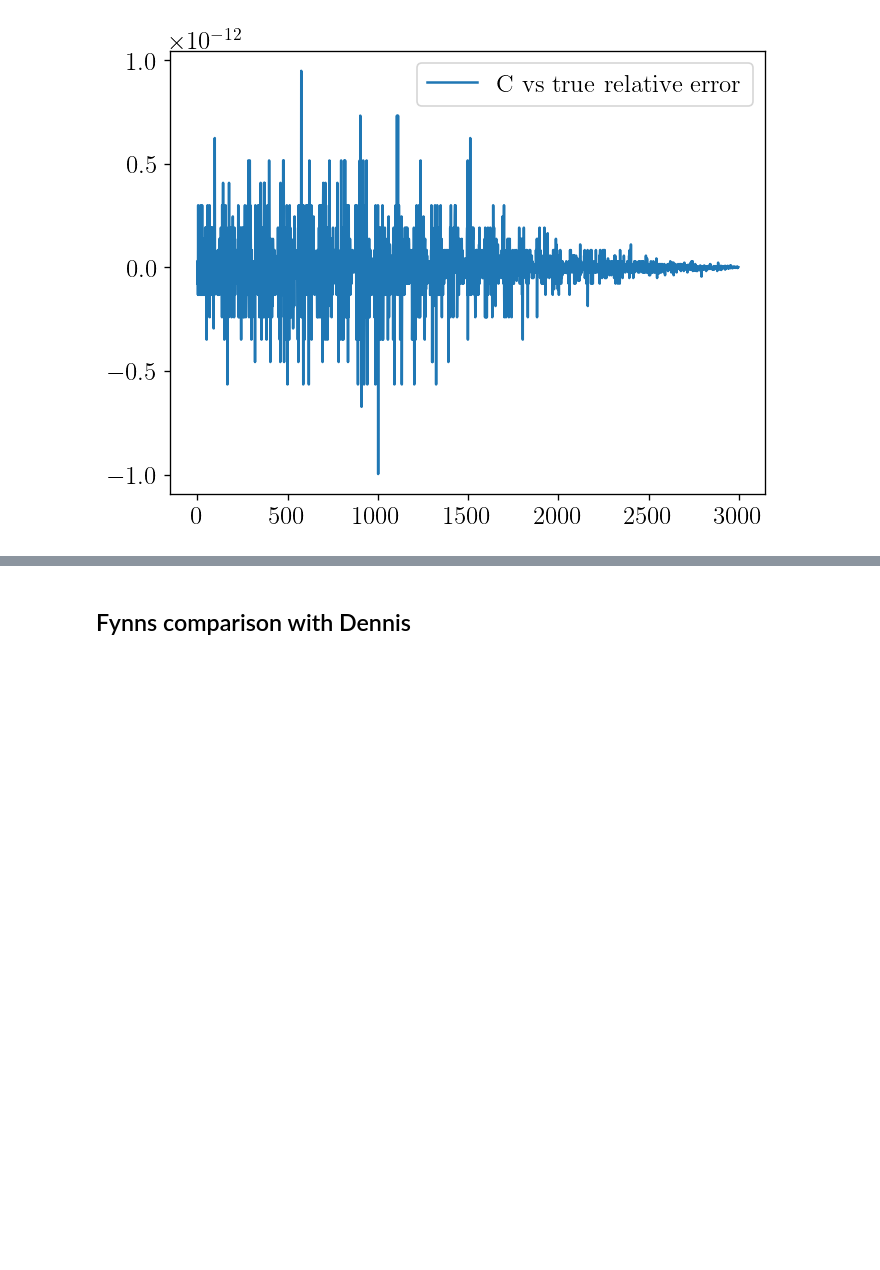
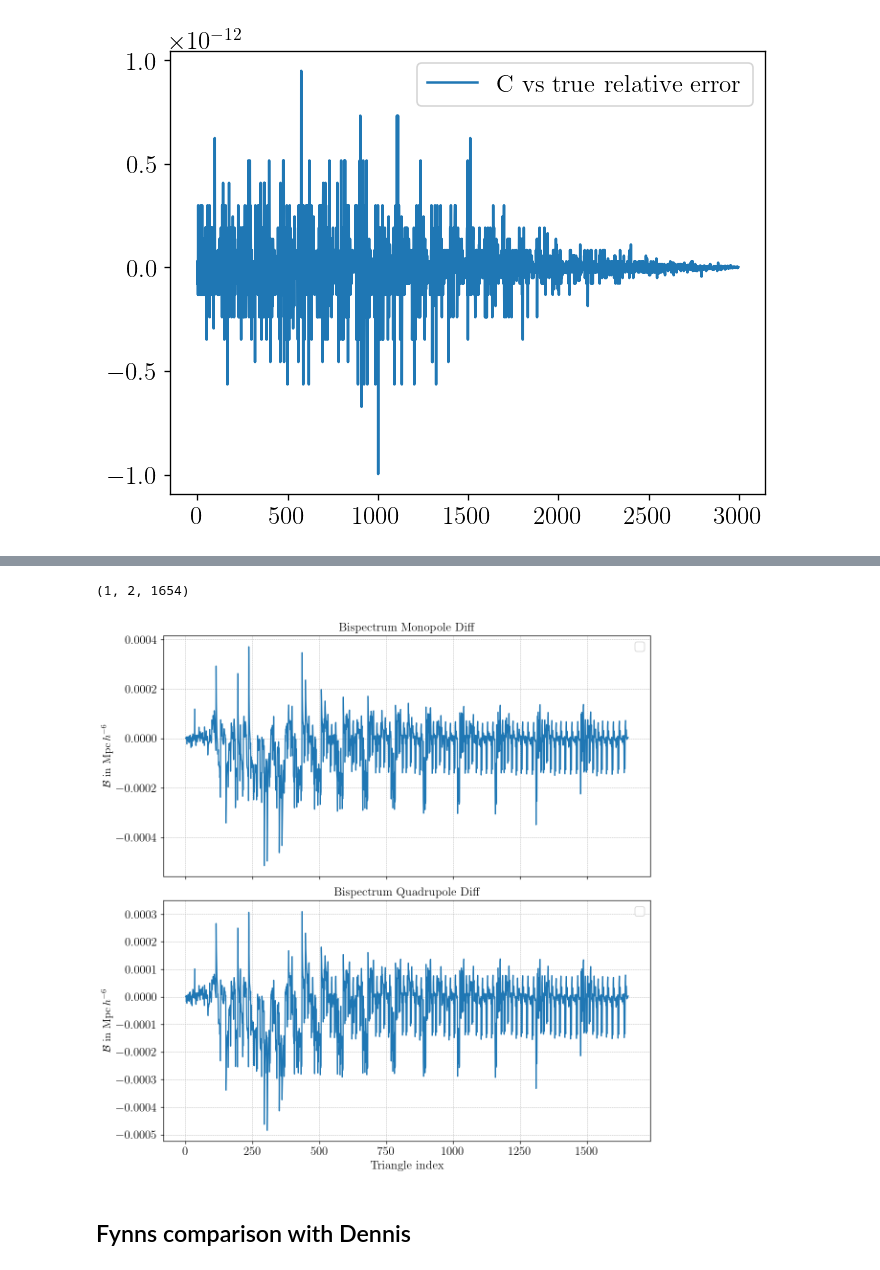
Before and after one commit to Fynn1410/class-bispectrum-png, a Jupyter notebook: notebooks/bispectrum_treelevel_multipoles.ipynb, the cells around one changed output, grey strips where cells are left out. Cells and saved outputs as stored; diff of their text form; code cells hidden in the pictures; blank space fills up the shorter version.

```diff
--- a/notebooks/bispectrum_treelevel_multipoles.ipynb
+++ b/notebooks/bispectrum_treelevel_multipoles.ipynb
@@ -437,3 +507,26 @@ plt.show()
+# %%
+print(B_l_classy.shape)
+# Compare results
+colors = plt.get_cmap("tab10").colors
+fig, ax = plt.subplots(2, 1, sharex=True, figsize=(10, 10))
+triangle_index = np.arange(k_B.shape[0])
+
+# Plot realization with CLASS-OneLoop and data, aswell as their relative difference
+for l in range(2):
+    ax[l].plot(triangle_index, (B_l_likelihood[0,l,:] - B_l_classy[0,l,:])/B_l_classy[0,l,:], color=colors[0])
+    ax[l].set_ylabel(r"$\mathcal{B}$ in $\mathrm{Mpc}\,h^{-6}$", fontsize=14)
+    ax[l].grid(True, which='both', linestyle='--', linewidth=0.5)
+    ax[l].legend()
+ax[1].set_xlabel('Triangle index')
+ax[0].set_title('Bispectrum Monopole Diff')
+ax[1].set_title('Bispectrum Quadrupole Diff')
+
+plt.tight_layout()
+fig.subplots_adjust(wspace=0.25, hspace=0.1)
+plt.show()
+# %% [output]
+(1, 2, 1654)
+[figure, added]
 # %% [markdown]
 ## Fynns comparison with Dennis
 # %%
```
Also changed, not shown: parts of 5 cells of this notebook, 4 other files.
